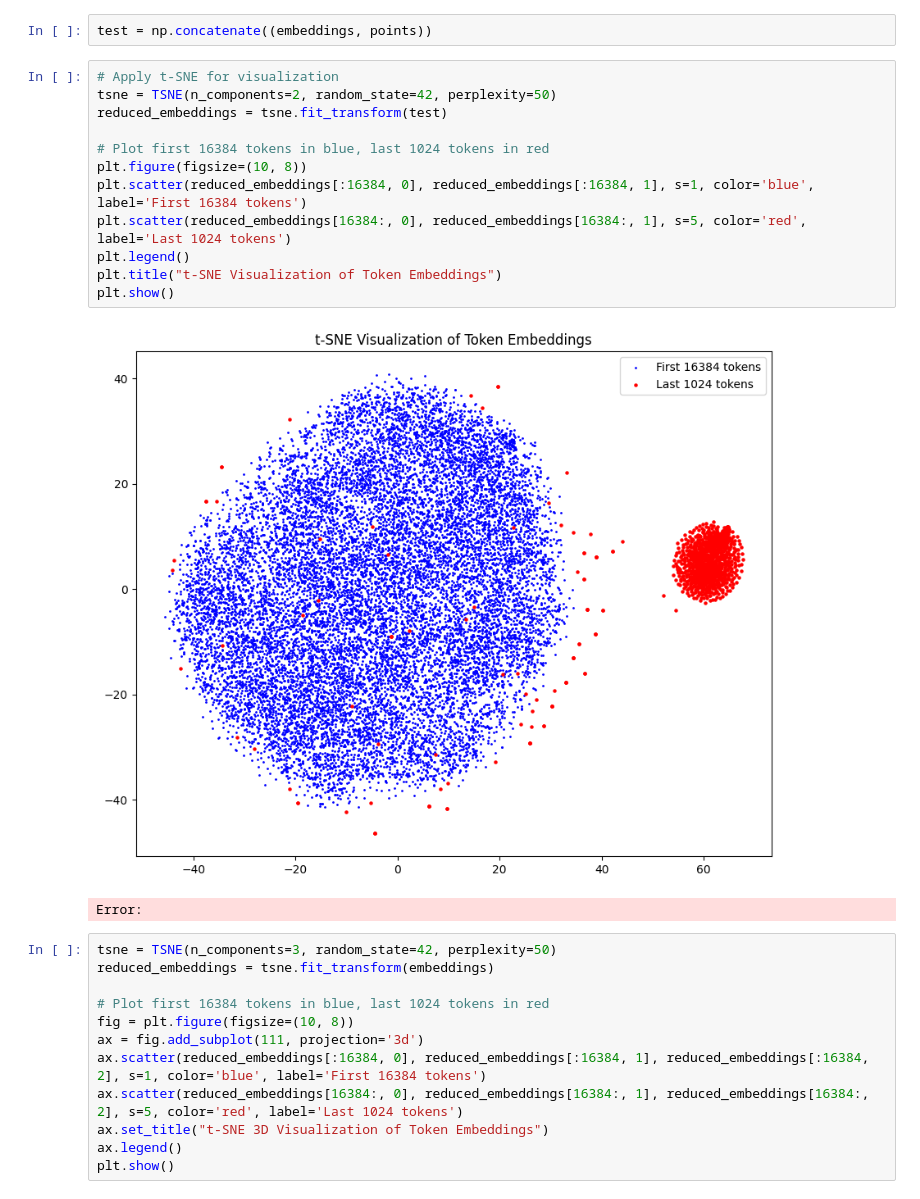
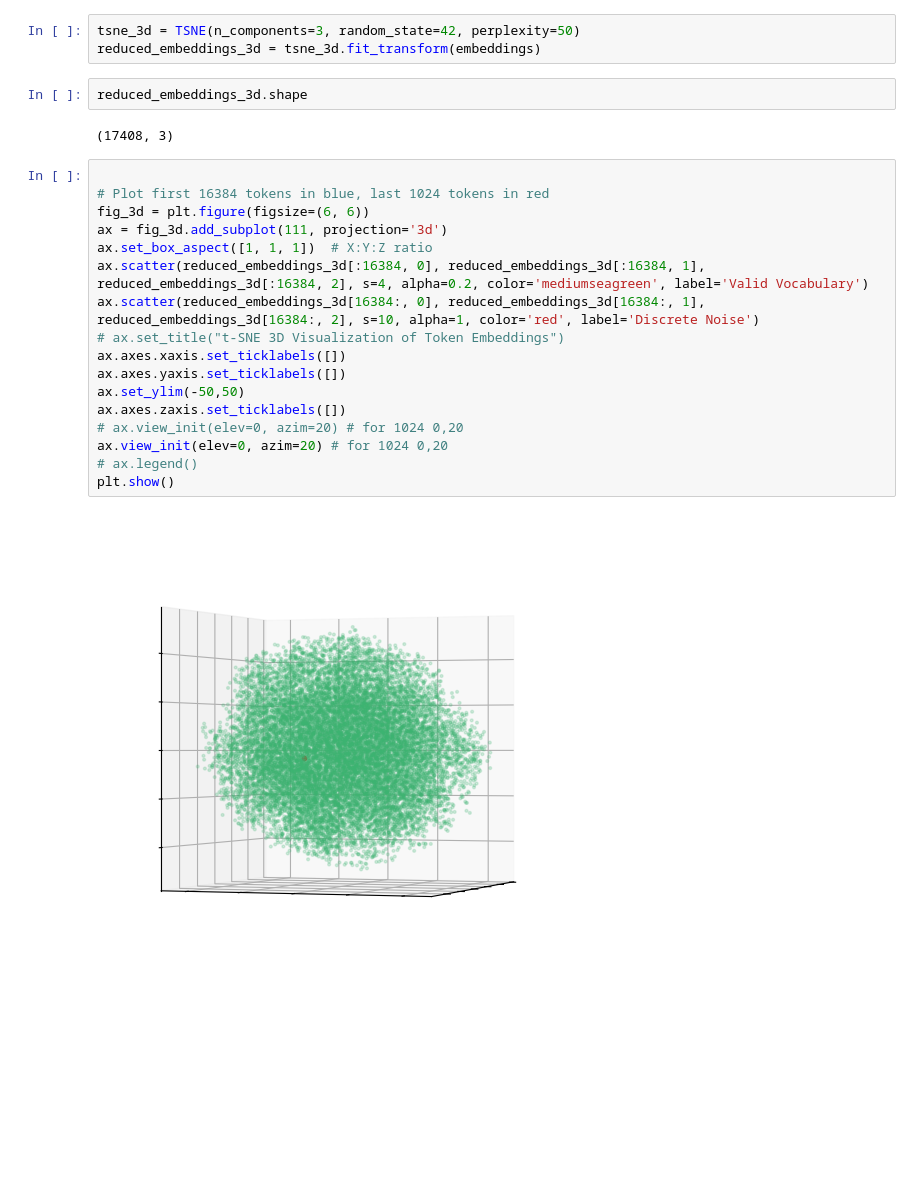
Before and after one commit to martian422/ReDDiT, a Jupyter notebook: notes/visualize_masks.ipynb, the cells around one changed output. Cells and saved outputs as stored; diff of their text form; blank space fills up the shorter version.

```diff
--- a/notes/visualize_masks.ipynb
+++ b/notes/visualize_masks.ipynb
@@ -90,29 +97,26 @@ plt.show()
-# %%
-test = np.concatenate((embeddings, points))
-# %%
-# Apply t-SNE for visualization
-tsne = TSNE(n_components=2, random_state=42, perplexity=50)
-reduced_embeddings = tsne.fit_transform(test)
-
-# Plot first 16384 tokens in blue, last 1024 tokens in red
-plt.figure(figsize=(10, 8))
-plt.scatter(reduced_embeddings[:16384, 0], reduced_embeddings[:16384, 1], s=1, color='blue', label='First 16384 tokens')
-plt.scatter(reduced_embeddings[16384:, 0], reduced_embeddings[16384:, 1], s=5, color='red', label='Last 1024 tokens')
-plt.legend()
-plt.title("t-SNE Visualization of Token Embeddings")
-plt.show()
-# %% [output]
-[figure, removed]
-Error:
+# %%
+tsne_3d = TSNE(n_components=3, random_state=42, perplexity=50)
+reduced_embeddings_3d = tsne_3d.fit_transform(embeddings)
+# %%
+reduced_embeddings_3d.shape
+# %% [output]
+(17408, 3)
 # %%
-tsne = TSNE(n_components=3, random_state=42, perplexity=50)
-reduced_embeddings = tsne.fit_transform(embeddings)
 
 # Plot first 16384 tokens in blue, last 1024 tokens in red
-fig = plt.figure(figsize=(10, 8))
-ax = fig.add_subplot(111, projection='3d')
-ax.scatter(reduced_embeddings[:16384, 0], reduced_embeddings[:16384, 1], reduced_embeddings[:16384, 2], s=1, color='blue', label='First 16384 tokens')
-ax.scatter(reduced_embeddings[16384:, 0], reduced_embeddings[16384:, 1], reduced_embeddings[16384:, 2], s=5, color='red', label='Last 1024 tokens')
-ax.set_title("t-SNE 3D Visualization of Token Embeddings")
-ax.legend()
+fig_3d = plt.figure(figsize=(6, 6))
+ax = fig_3d.add_subplot(111, projection='3d')
+ax.set_box_aspect([1, 1, 1])  # X:Y:Z ratio
+ax.scatter(reduced_embeddings_3d[:16384, 0], reduced_embeddings_3d[:16384, 1], reduced_embeddings_3d[:16384, 2], s=4, alpha=0.2, color='mediumseagreen', label='Valid Vocabulary')
+ax.scatter(reduced_embeddings_3d[16384:, 0], reduced_embeddings_3d[16384:, 1], reduced_embeddings_3d[16384:, 2], s=10, alpha=1, color='red', label='Discrete Noise')
+# ax.set_title("t-SNE 3D Visualization of Token Embeddings")
+ax.axes.xaxis.set_ticklabels([])
+ax.axes.yaxis.set_ticklabels([])
+ax.set_ylim(-50,50)
+ax.axes.zaxis.set_ticklabels([])
+# ax.view_init(elev=0, azim=20) # for 1024 0,20
+ax.view_init(elev=0, azim=20) # for 1024 0,20
+# ax.legend()
 plt.show()
+# %% [output]
+[figure, added]
```
Also changed, not shown: parts of 10 cells of this notebook, 54 other files.
